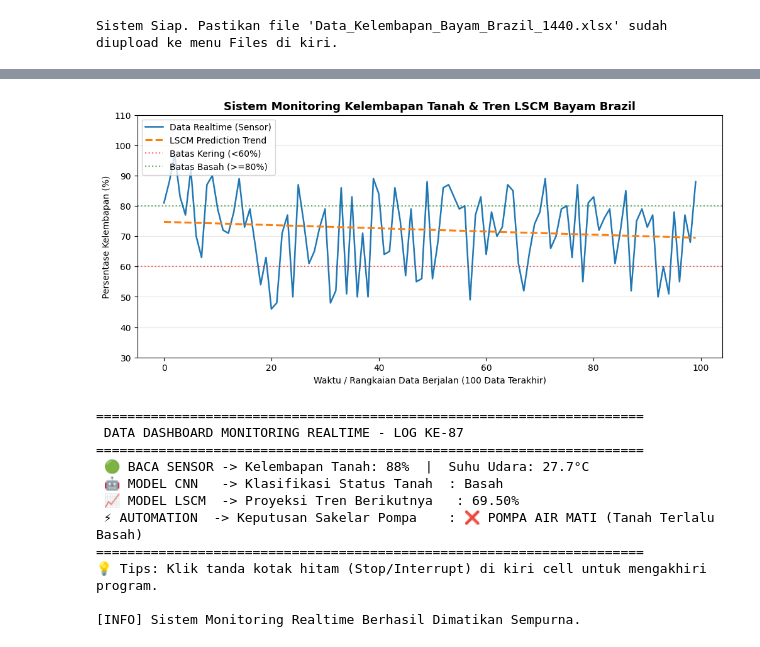
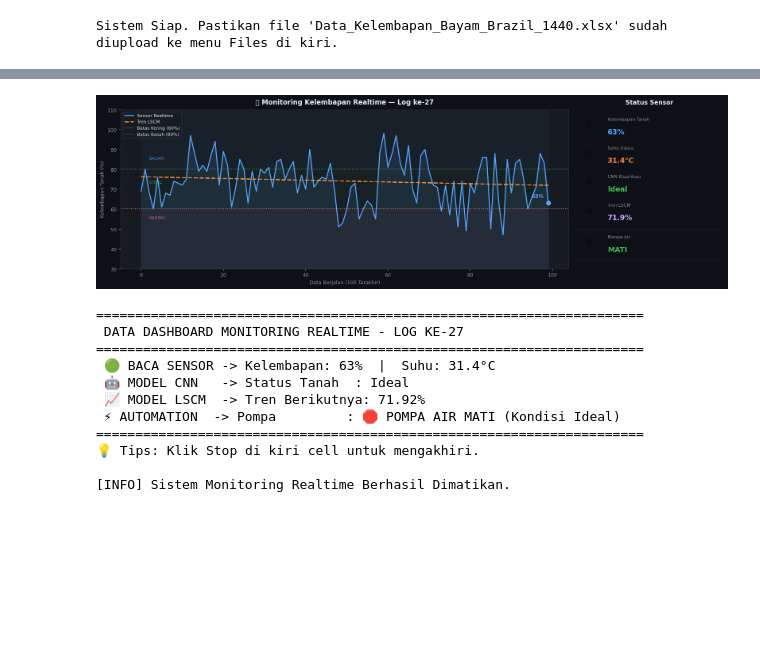
Before and after one commit to diklatbkpsdm23-blip/Smart-Farming-Bayam-Brazil, a Jupyter notebook: Kel3bayam.ipynb, the cells around one changed output, grey strips where cells are left out. Saved outputs shown, nothing was run; the diff lists cells and outputs as text; code cells hidden in the pictures; blank space fills up the shorter version.

```diff
--- a/Kel3bayam.ipynb
+++ b/Kel3bayam.ipynb
@@ -134,9 +527,4 @@ Akurasi Pengujian Model CNN: 84.38%
 # %%
-# =========================================================
-# SMART FARMING BAYAM BRAZIL - REALTIME ENGINE & VISUALIZATION
-# Kelompok 3 🍃
-# =========================================================
-
 import time
 import pickle
 import numpy as np
@@ -199,72 +587,54 @@ try:
         # Pemrosesan Matriks Klasifikasi CNN
         input_sensor = np.array([[kelembapan, suhu]]).reshape(1, 2, 1)
         prediksi_output = model_realtime.predict(input_sensor, verbose=0)
         kelas_id = np.argmax(prediksi_output)
         status_tanah_cnn = encoder_realtime.inverse_transform([kelas_id])[0]
 
         # Logika Otomatisasi Sakelar Pompa Air Berdasarkan Parameter Batas Aturan
         if kelembapan < 60:
             status_pompa = "🔥 POMPA AIR MENYALA (Tanah Kering)"
         elif 60 <= kelembapan <= 79:
             status_pompa = "🛑 POMPA AIR MATI (Kondisi Ideal)"
         else:
             status_pompa = "❌ POMPA AIR MATI (Tanah Terlalu Basah)"
 
         # ---------------------------------------------------
         # RENDERING ANIMASI GRAFIK MONITORING INTERAKTIF
         # ---------------------------------------------------
         clear_output(wait=True) # Membersihkan visualisasi lama agar grafik beranimasi di tempat
 
-        plt.figure(figsize=(12, 5))
+        # ✅ GANTI plt lama dengan ini
+        plot_realtime_menarik(
+            kelembapan_history, lscm_predictions,
+            kelembapan, suhu, status_tanah_cnn,
+            status_pompa, tren_berikutnya, counter
+        )
 
-        # Plot data kelembapan asli dari sensor
-        plt.plot(kelembapan_history, label='Data Realtime (Sensor)', color='#1f77b4', linewidth=1.8)
-
-        # Plot garis prediksi tren LSCM
-        plt.plot(lscm_predictions, label='LSCM Prediction Trend', color='#ff7f0e', linestyle='--', linewidth=2.2)
-
-        # Membuat Garis Ambang Batas Kondisi Tanah Sesuai Ketentuan Aturan
-        plt.axhline(y=60, color='red', linestyle=':', alpha=0.6, label='Batas Kering (<60%)')
-        plt.axhline(y=80, color='green', linestyle=':', alpha=0.6, label='Batas Basah (>=80%)')
-
-        # Atribut Pelengkap Estetika Grafik
-        plt.title("Sistem Monitoring Kelembapan Tanah & Tren LSCM Bayam Brazil", fontsize=13, fontweight='bold')
-        plt.xlabel("Waktu / Rangkaian Data Berjalan (100 Data Terakhir)", fontsize=10)
-        plt.ylabel("Persentase Kelembapan (%)", fontsize=10)
-        plt.ylim(30, 110)
-        plt.legend(loc='upper left')
-        plt.grid(axis='y', alpha=0.3)
-
-        # Tampilkan Grafik ke Layar Colab
-        plt.show()
-
-        # Tampilkan Teks Log Keterangan Tepat di Bawah Grafik
         print("="*70)
         print(f" DATA DASHBOARD MONITORING REALTIME - LOG KE-{counter}")
         print("="*70)
-        print(f" 🟢 BACA SENSOR -> Kelembapan Tanah: {kelembapan}%  |  Suhu Udara: {suhu}°C")
-        print(f" 🤖 MODEL CNN   -> Klasifikasi Status Tanah  : {status_tanah_cnn}")
-        print(f" 📈 MODEL LSCM  -> Proyeksi Tren Berikutnya   : {tren_berikutnya:.2f}%")
-        print(f" ⚡ AUTOMATION  -> Keputusan Sakelar Pompa    : {status_pompa}")
+        print(f" 🟢 BACA SENSOR -> Kelembapan: {kelembapan}%  |  Suhu: {suhu}°C")
+        print(f" 🤖 MODEL CNN   -> Status Tanah  : {status_tanah_cnn}")
+        print(f" 📈 MODEL LSCM  -> Tren Berikutnya: {tren_berikutnya:.2f}%")
+        print(f" ⚡ AUTOMATION  -> Pompa         : {status_pompa}")
         print("="*70)
-        print("💡 Tips: Klik tanda kotak hitam (Stop/Interrupt) di kiri cell untuk mengakhiri program.")
+        print("💡 Tips: Klik Stop di kiri cell untuk mengakhiri.")
 
-        # Interval pembacaan (jeda waktu 2 detik per data masuk)
         time.sleep(2)
         counter += 1
 
 except KeyboardInterrupt:
-    print("\n[INFO] Sistem Monitoring Realtime Berhasil Dimatikan Sempurna.")
+    print("\n[INFO] Sistem Monitoring Realtime Berhasil Dimatikan.")
 # %% [output]
-[figure, old version]
+[figure, new version]
 ======================================================================
- DATA DASHBOARD MONITORING REALTIME - LOG KE-87
+ DATA DASHBOARD MONITORING REALTIME - LOG KE-27
 ======================================================================
- 🟢 BACA SENSOR -> Kelembapan Tanah: 88%  |  Suhu Udara: 27.7°C
- 🤖 MODEL CNN   -> Klasifikasi Status Tanah  : Basah
- 📈 MODEL LSCM  -> Proyeksi Tren Berikutnya   : 69.50%
- ⚡ AUTOMATION  -> Keputusan Sakelar Pompa    : ❌ POMPA AIR MATI (Tanah Terlalu Basah)
+ 🟢 BACA SENSOR -> Kelembapan: 63%  |  Suhu: 31.4°C
+ 🤖 MODEL CNN   -> Status Tanah  : Ideal
+ 📈 MODEL LSCM  -> Tren Berikutnya: 71.92%
+ ⚡ AUTOMATION  -> Pompa         : 🛑 POMPA AIR MATI (Kondisi Ideal)
 ======================================================================
-💡 Tips: Klik tanda kotak hitam (Stop/Interrupt) di kiri cell untuk mengakhiri program.
+💡 Tips: Klik Stop di kiri cell untuk mengakhiri.
 
-[INFO] Sistem Monitoring Realtime Berhasil Dimatikan Sempurna.
+[INFO] Sistem Monitoring Realtime Berhasil Dimatikan.
```
Also changed, not shown: parts of 7 cells of this notebook.
